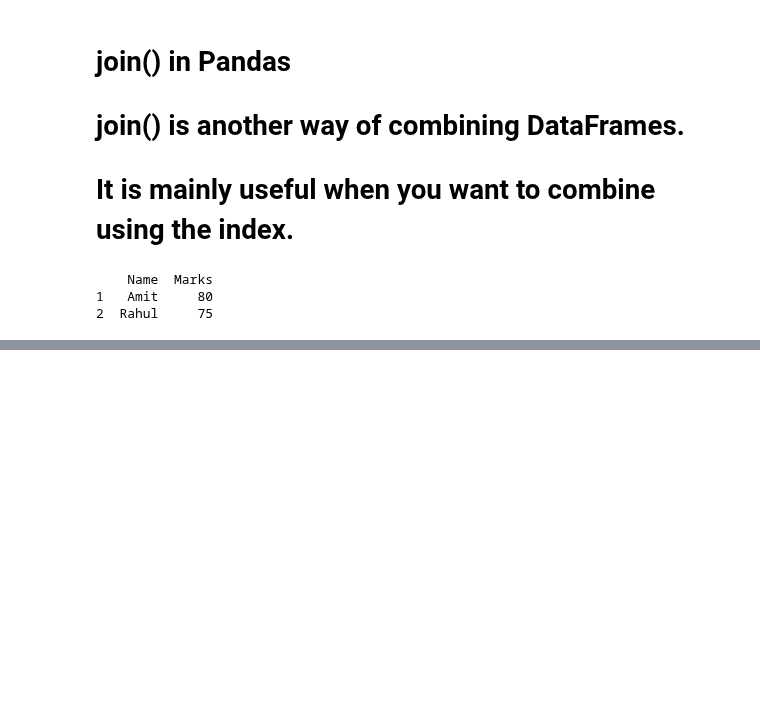
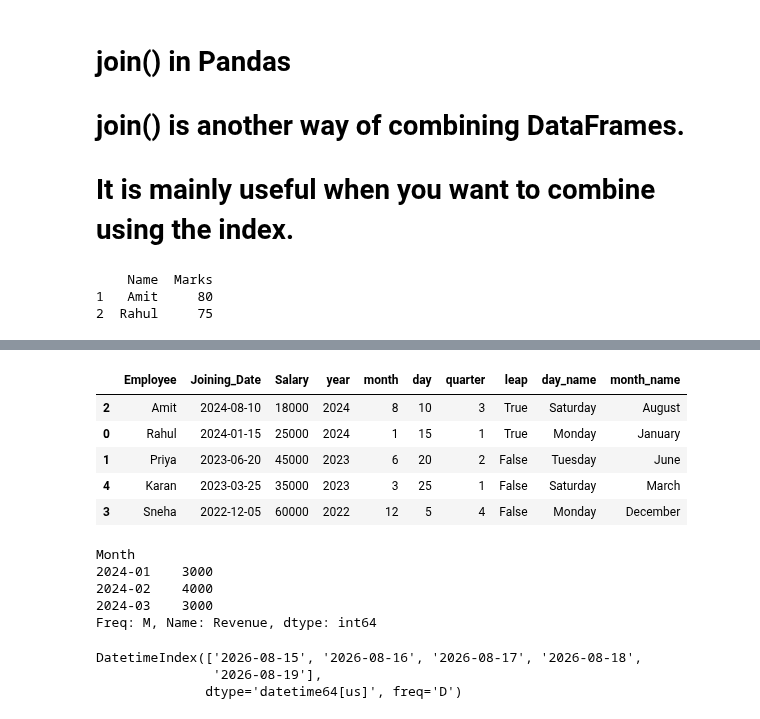
Before and after one commit to gtejas-45/Started-Python, a Jupyter notebook: LibraryALL/pandas.ipynb, the cells around one changed output, grey strips where cells are left out. Cells and saved outputs as stored; diff of their text form; code cells hidden in the pictures; blank space fills up the shorter version.

```diff
--- a/LibraryALL/pandas.ipynb
+++ b/LibraryALL/pandas.ipynb
@@ -813,0 +1175,49 @@ print(result)
+# %%
+#fresher 1st
+sorted_df = df.sort_values("Joining_Date", ascending=False)
+sorted_df
+# %% [output]
+|  | Employee | Joining_Date | Salary | year | month | day | quarter | leap | day_name | month_name |
+| 2 | Amit | 2024-08-10 | 18000 | 2024 | 8 | 10 | 3 | True | Saturday | August |
+| 0 | Rahul | 2024-01-15 | 25000 | 2024 | 1 | 15 | 1 | True | Monday | January |
+| 1 | Priya | 2023-06-20 | 45000 | 2023 | 6 | 20 | 2 | False | Tuesday | June |
+| 4 | Karan | 2023-03-25 | 35000 | 2023 | 3 | 25 | 1 | False | Saturday | March |
+| 3 | Sneha | 2022-12-05 | 60000 | 2022 | 12 | 5 | 4 | False | Monday | December |
+# %%
+#monthly sales
+sales = pd.DataFrame({
+    "Order_Date": [
+        "2024-01-05",
+        "2024-01-15",
+        "2024-02-02",
+        "2024-02-20",
+        "2024-03-10"
+    ],
+    "Revenue": [1000, 2000, 1500, 2500, 3000]
+})
+
+sales["Order_Date"] = pd.to_datetime(sales["Order_Date"])
+
+sales["Month"] = sales["Order_Date"].dt.to_period("M")
+
+monthly_sales = sales.groupby("Month")["Revenue"].sum()
+
+print(monthly_sales)
+# %% [output]
+Month
+2024-01    3000
+2024-02    4000
+2024-03    3000
+Freq: M, Name: Revenue, dtype: int64
+# %%
+#for staing to end dates print we use the date_range
+date = pd.date_range(
+    start = "2026-8-15",
+    end = "2026-8-19",
+    freq="D"
+)
+date
+# %% [output]
+DatetimeIndex(['2026-08-15', '2026-08-16', '2026-08-17', '2026-08-18',
+               '2026-08-19'],
+              dtype='datetime64[us]', freq='D')
```
Also changed, not shown: parts of 55 cells of this notebook, 12 other files.
